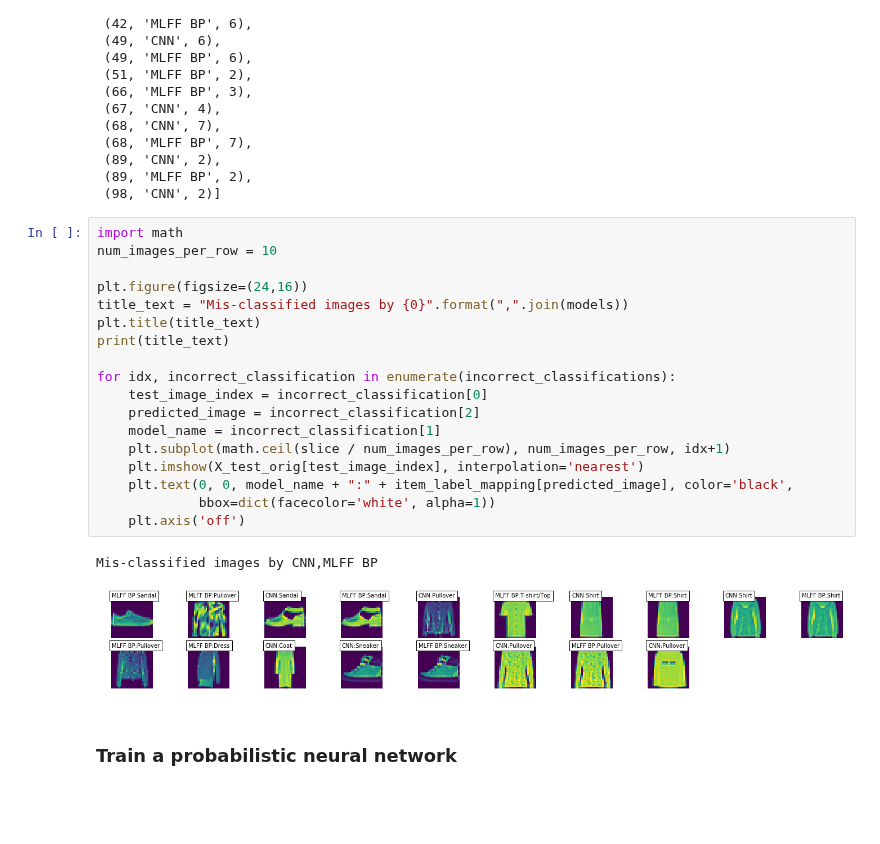
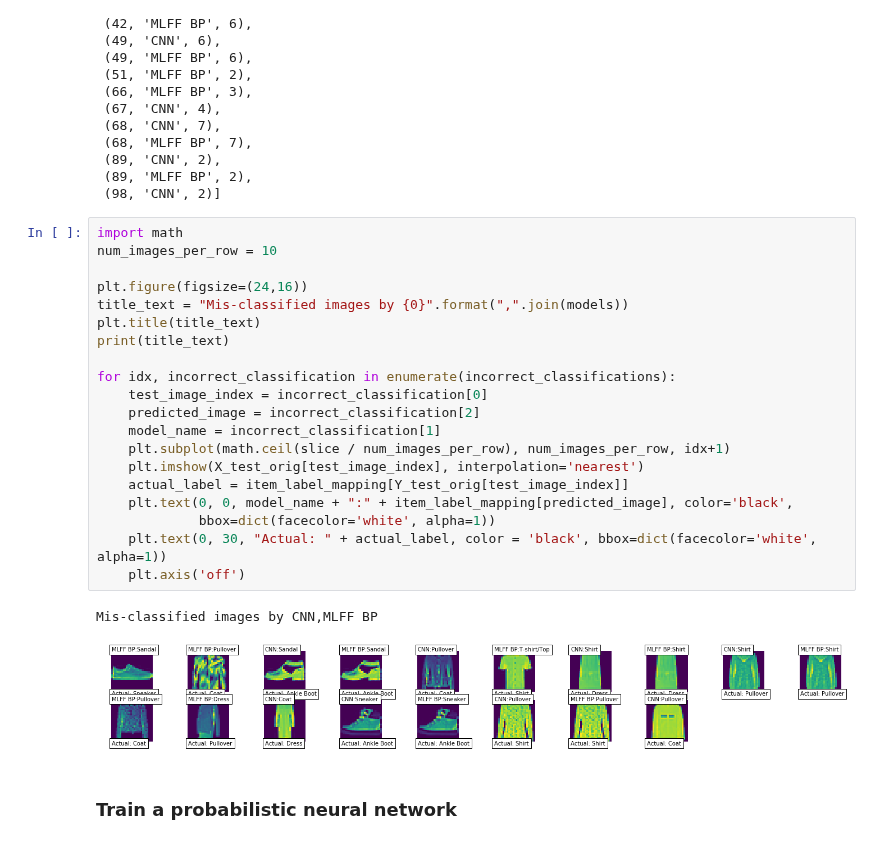
Before and after one commit to ace-racer/KE5206NN, a Jupyter notebook: classification/Fashion MNIST classification using Neural Networks.ipynb, the cells around one changed output. Saved outputs shown, nothing was run; the diff lists cells and outputs as text; blank space fills up the shorter version.

Commit message:
Add code to show actual labels and prediction accuracy for PNN

```diff
--- a/classification/Fashion MNIST classification using Neural Networks.ipynb
+++ b/classification/Fashion MNIST classification using Neural Networks.ipynb
@@ -590,24 +588,26 @@ incorrect_classifications
 # %%
 import math
 num_images_per_row = 10
 
 plt.figure(figsize=(24,16))
 title_text = "Mis-classified images by {0}".format(",".join(models))
 plt.title(title_text)
 print(title_text)
 
 for idx, incorrect_classification in enumerate(incorrect_classifications):
     test_image_index = incorrect_classification[0]
     predicted_image = incorrect_classification[2]
     model_name = incorrect_classification[1]
     plt.subplot(math.ceil(slice / num_images_per_row), num_images_per_row, idx+1)
     plt.imshow(X_test_orig[test_image_index], interpolation='nearest')
+    actual_label = item_label_mapping[Y_test_orig[test_image_index]]
     plt.text(0, 0, model_name + ":" + item_label_mapping[predicted_image], color='black',
              bbox=dict(facecolor='white', alpha=1))
+    plt.text(0, 30, "Actual: " + actual_label, color = 'black', bbox=dict(facecolor='white', alpha=1))
     plt.axis('off')
 # %% [output]
 Mis-classified images by CNN,MLFF BP
-[figure, old version]
+[figure, new version]
 # %% [markdown]
 ### Train a probabilistic neural network
 # %%
```
Also changed, not shown: parts of 2 cells of this notebook.
